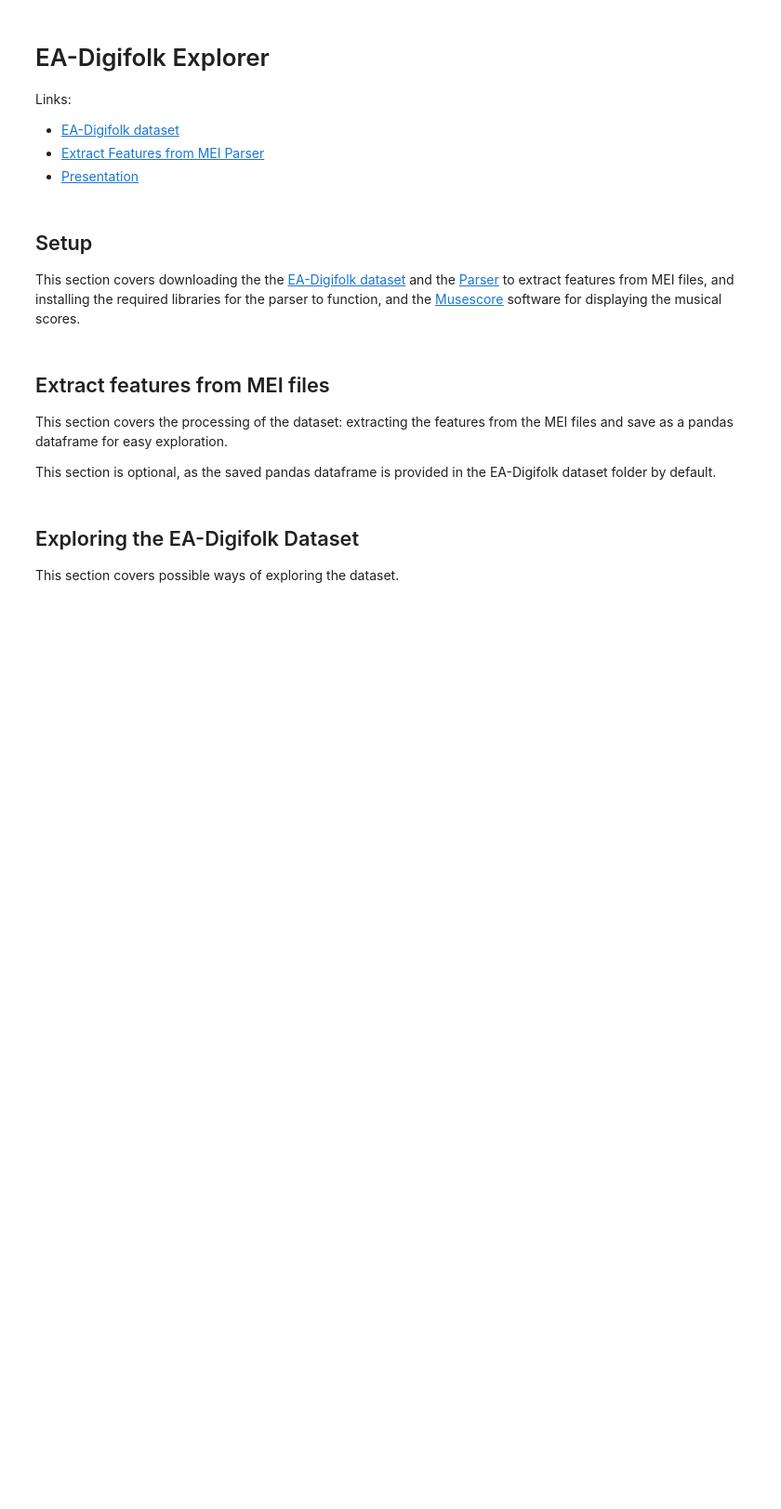
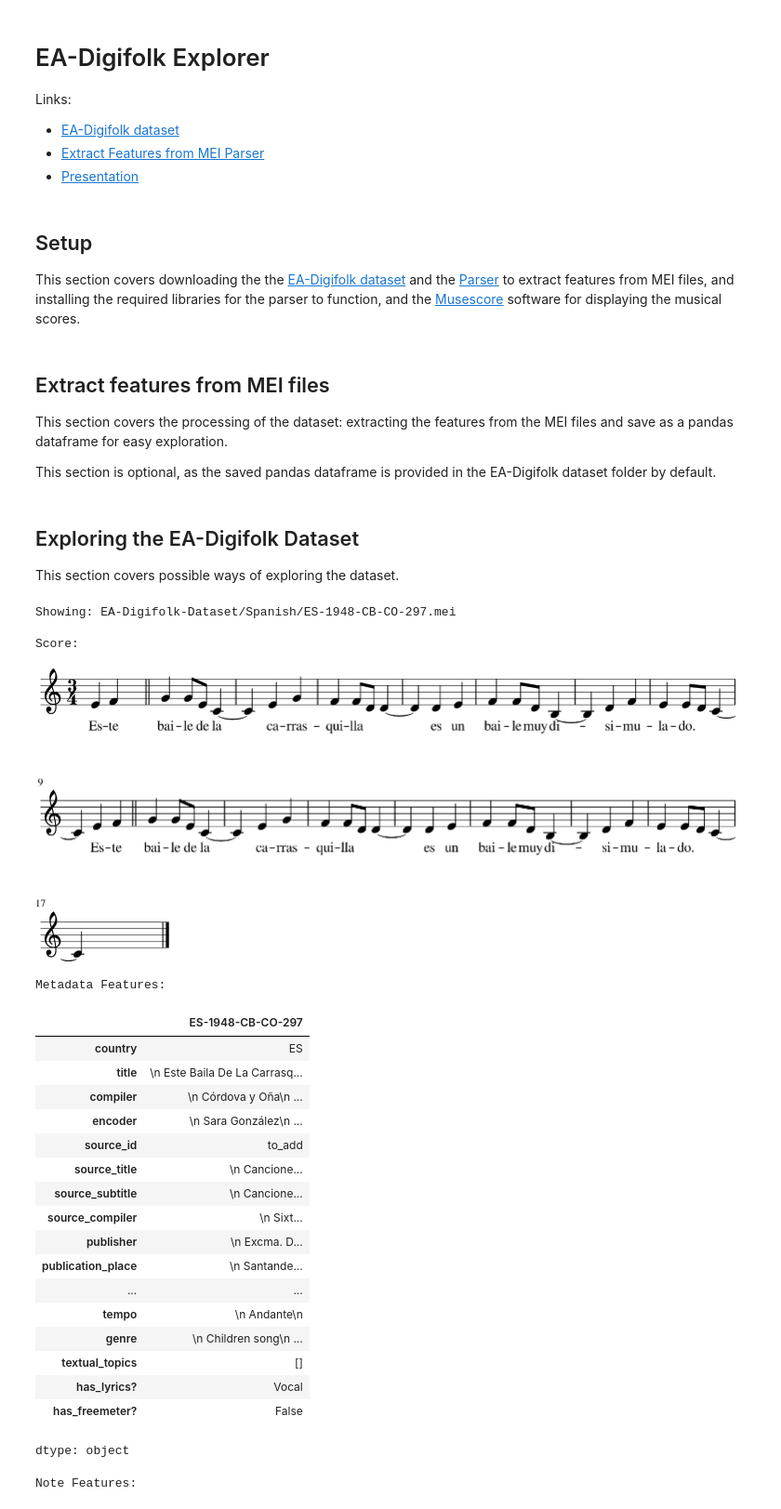
Before and after one commit to EA-Digifolk/EA-Digifolk-Dataset, a Jupyter notebook: EADigifolk.ipynb, the cells around one changed output. Shown at 93% size. Cells and saved outputs as stored; diff of their text form; code cells hidden in the pictures; blank space fills up the shorter version.

```diff
--- a/EADigifolk.ipynb
+++ b/EADigifolk.ipynb
@@ -117,7 +120,7 @@ This section covers possible ways of exploring the dataset.
 #@title Import saved pandas dataframe
 
 import pandas as pd
-EADIGIFOLK = pd.read_pickle("/content/EA-Digifolk-Dataset/EADIGIFOLKT.gzip", compression={'method': 'gzip', 'compresslevel': 1, 'mtime': 1})
+EADIGIFOLK = pd.read_pickle("/content/EA-Digifolk-Dataset/EADIGIFOLK.gzip", compression={'method': 'gzip', 'compresslevel': 1, 'mtime': 1})
 # %%
 #@title List all songs in the dataset
 
@@ -129,24 +132,49 @@ EADIGIFOLK
 # %%
 #@title View Song
 
 #@markdown
 
-ID = "MX-1951-00-VM-00002" # @param {"type":"string","placeholder":"MX-1951-00-VM-00001"}
+ID = "ES-1948-CB-CO-297" # @param {"type":"string","placeholder":"MX-1951-00-VM-00001"}
 
 song_path = f"EA-Digifolk-Dataset/{'Mexican' if 'MX' in ID else 'Spanish'}/{ID}.mei"
 print('Showing: ' + song_path + '\n')
 
 mei_parser = MeiParser()
 song_features = mei_parser.parse_mei(song_path, verbose=False)
 
 print('Score: \n')
 mei_parser.mtc_extractor.music_stream.show()
 
 print('\nMetadata Features: \n')
-metadata = pd.DataFrame().from_dict(song_features['v1'])
-metadata.drop('features', axis=1)
+metadata = EADIGIFOLK.loc[ID]
+metadata = metadata.replace('NaN', None).reindex(['id', 'country', 'title'] + metadata.index.to_list()[2:-2]).dropna()
 display(metadata)
 
 print('\nNote Features: \n')
-features = pd.DataFrame().from_dict(song_features['v1']['features'])
+features = pd.DataFrame(EADIGIFOLK.loc[ID, 'features'])
 display(features)
+# %% [output]
+Showing: EA-Digifolk-Dataset/Spanish/ES-1948-CB-CO-297.mei
+
+Score:
+[figure, added]
+Metadata Features:
+|  | ES-1948-CB-CO-297 |
+| country | ES |
+| title | \n Este Baila De La Carrasq... |
+| compiler | \n Córdova y Oña\n ... |
+| encoder | \n Sara González\n ... |
+| source_id | to_add |
+| source_title | \n Cancione... |
+| source_subtitle | \n Cancione... |
+| source_compiler | \n Sixt... |
+| publisher | \n Excma. D... |
+| publication_place | \n Santande... |
+| ... | ... |
+| tempo | \n Andante\n |
+| genre | \n Children song\n ... |
+| textual_topics | [] |
+| has_lyrics? | Vocal |
+| has_freemeter? | False |
+dtype: object
+Note Features:
```
Also changed, not shown: parts of 4 cells of this notebook.
